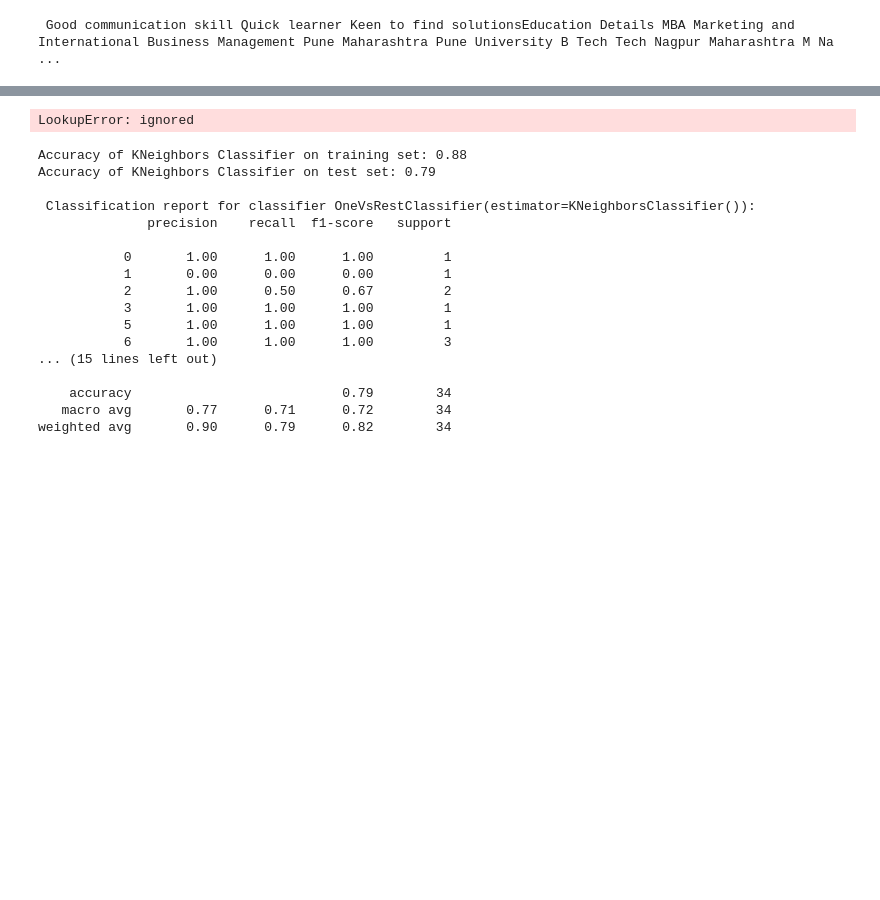
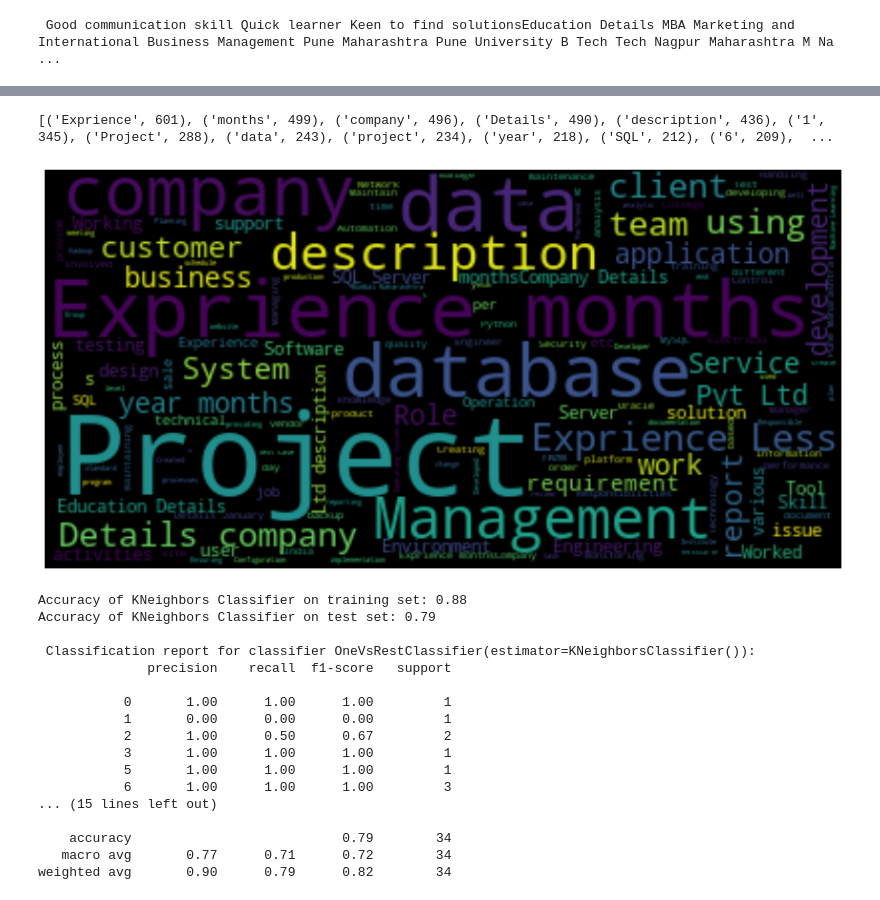
Before and after one commit to immanuel4082/ml, a Jupyter notebook: resume.ipynb, the cells around one changed output, grey strips where cells are left out. Drawn from its saved outputs; the diff is of its cells as text; code cells hidden in the pictures; blank space fills up the shorter version.

```diff
--- a/resume.ipynb
+++ b/resume.ipynb
@@ -105,6 +105,7 @@ import string
 from wordcloud import WordCloud
 
 nltk.download("stopwords")
+nltk.download("punkt")
 
 oneSetOfStopWords = set(stopwords.words('english')+['``',"''"])
 totalWords =[]
@@ -133,4 +136,5 @@ plt.show()
-LookupError: ignored
+[('Exprience', 601), ('months', 499), ('company', 496), ('Details', 490), ('description', 436), ('1', 345), ('Project', 288), ('data', 243), ('project', 234), ('year', 218), ('SQL', 212), ('6', 209),  ...
+[figure, added]
 # %%
 from sklearn.preprocessing import LabelEncoder
 
```
Also changed, not shown: parts of 1 cell of this notebook.
